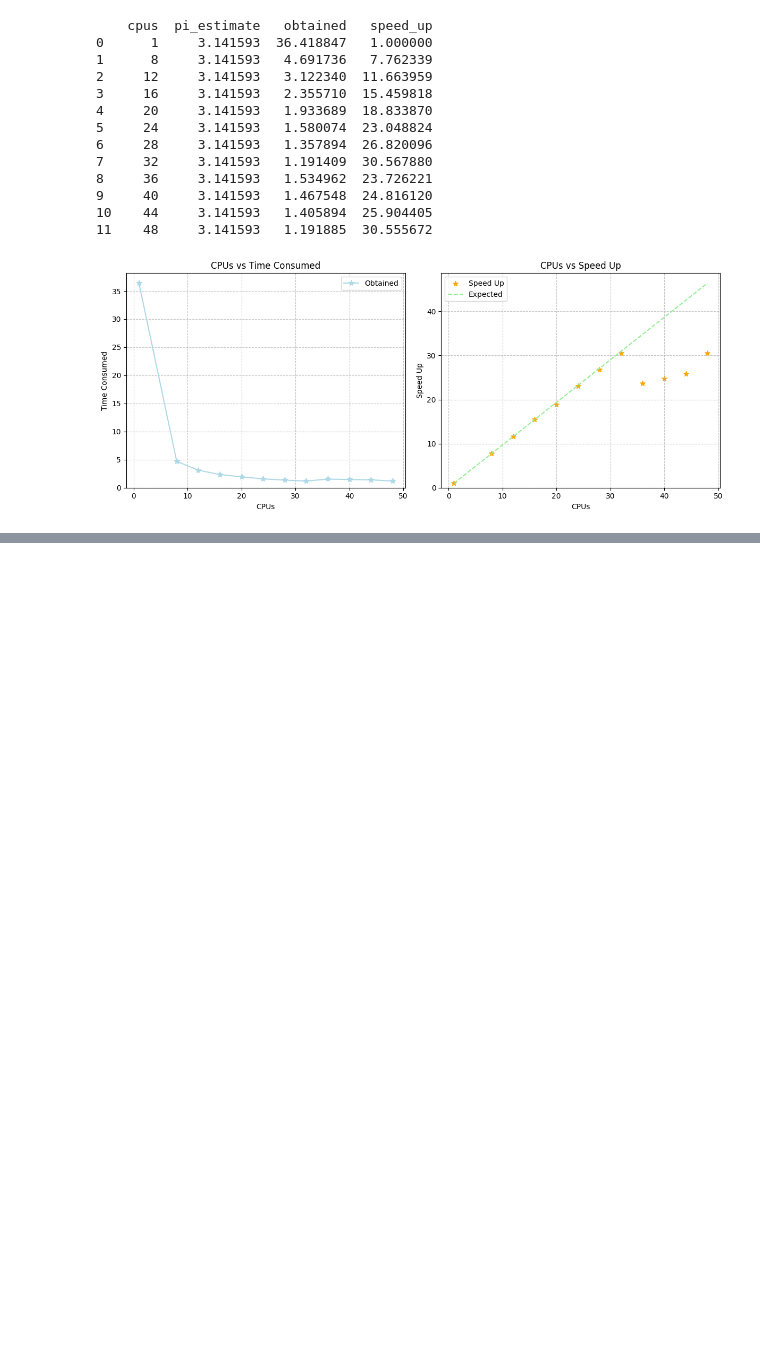
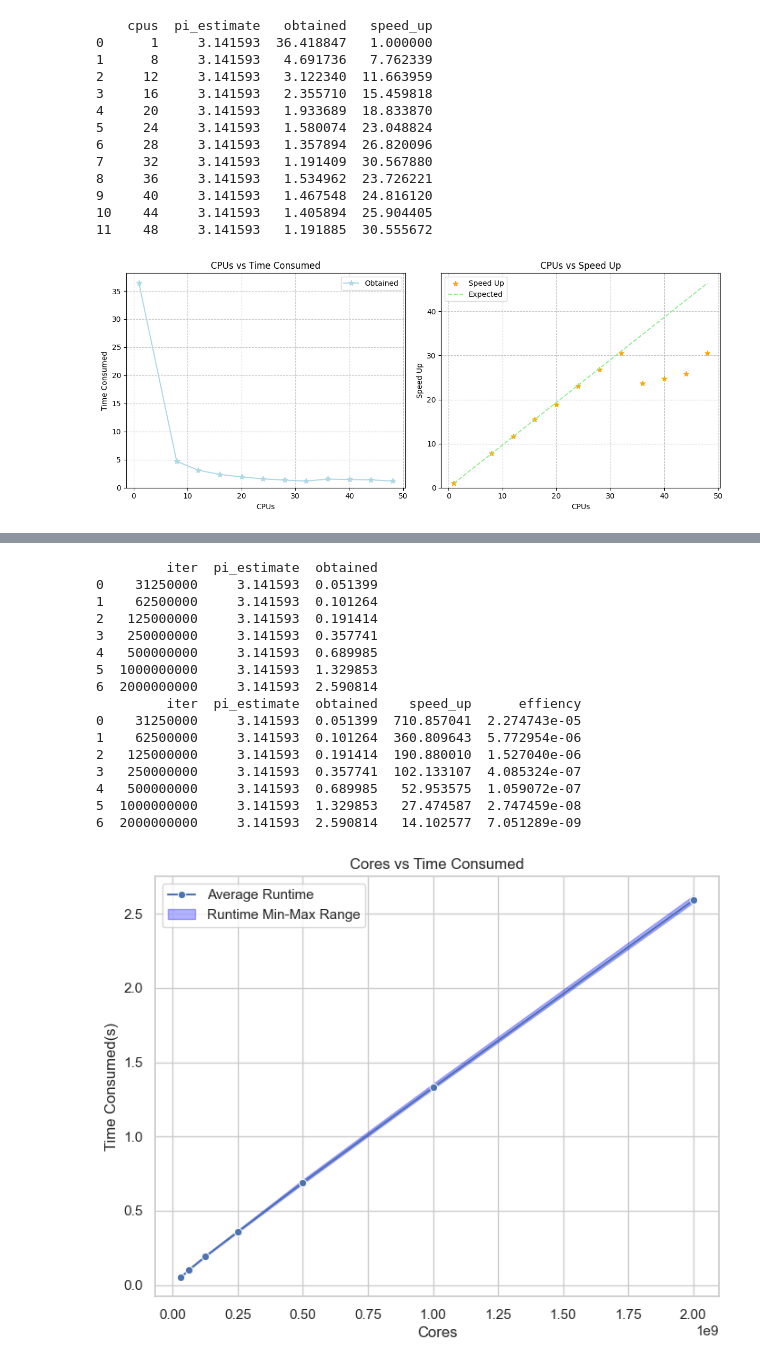
Before and after one commit to dondavan/HPC, a Jupyter notebook: ass2/visualization/pi_vis.ipynb, the cells around one changed output, grey strips where cells are left out. Drawn from its saved outputs; the diff is of its cells as text; code cells hidden in the pictures; blank space fills up the shorter version.

Commit message:
test workload

```diff
--- a/ass2/visualization/pi_vis.ipynb
+++ b/ass2/visualization/pi_vis.ipynb
@@ -266,0 +365,56 @@ The `ci` parameter is deprecated. Use `errorbar='sd'` for the same effect.
+# %%
+import pandas as pd
+import seaborn as sns
+import matplotlib.pyplot as plt
+
+_, _, _, df_all = workload_extract_values_from_file('../output/workload_thin_20.out')
+
+df_all = df_all.iloc[1:] # ignore the repeated row
+start_with = 0 # make it 1 to ignore the first row, to show a more obvious min-max range
+result_df = df_all.groupby('iter').mean().reset_index().iloc[start_with:]
+df_min = df_all.groupby('iter').min().reset_index().iloc[start_with:]
+df_max = df_all.groupby('iter').max().reset_index().iloc[start_with:]
+
+print(result_df)
+# print(df_all)
+core_1_time = 36.537154
+cores = 32
+result_df['speed_up'] = core_1_time / result_df['obtained']
+result_df['effiency'] = result_df['speed_up'] / result_df['iter']
+result_df
+print(result_df)
+
+
+sns.set(style="whitegrid")
+
+plt.figure(figsize=(8, 6))
+sns.lineplot(x='iter', y='obtained', data=result_df, label='Average Runtime', marker='o')
+plt.fill_between(result_df['iter'], df_min['obtained'], df_max['obtained'], color='blue', alpha=0.3, label='Runtime Min-Max Range')
+
+
+plt.xlabel('Cores')
+plt.ylabel('Time Consumed(s)')
+plt.title('Cores vs Time Consumed')
+plt.legend()
+plt.grid(True)
+
+plt.savefig("workload-runtime.svg")
+plt.show()
+# %% [output]
+         iter  pi_estimate  obtained
+0    31250000     3.141593  0.051399
+1    62500000     3.141593  0.101264
+2   125000000     3.141593  0.191414
+3   250000000     3.141593  0.357741
+4   500000000     3.141593  0.689985
+5  1000000000     3.141593  1.329853
+6  2000000000     3.141593  2.590814
+         iter  pi_estimate  obtained    speed_up      effiency
+0    31250000     3.141593  0.051399  710.857041  2.274743e-05
+1    62500000     3.141593  0.101264  360.809643  5.772954e-06
+2   125000000     3.141593  0.191414  190.880010  1.527040e-06
+3   250000000     3.141593  0.357741  102.133107  4.085324e-07
+4   500000000     3.141593  0.689985   52.953575  1.059072e-07
+5  1000000000     3.141593  1.329853   27.474587  2.747459e-08
+6  2000000000     3.141593  2.590814   14.102577  7.051289e-09
+[figure, added]
```
Also changed, not shown: parts of 4 cells of this notebook, 10 other files.
